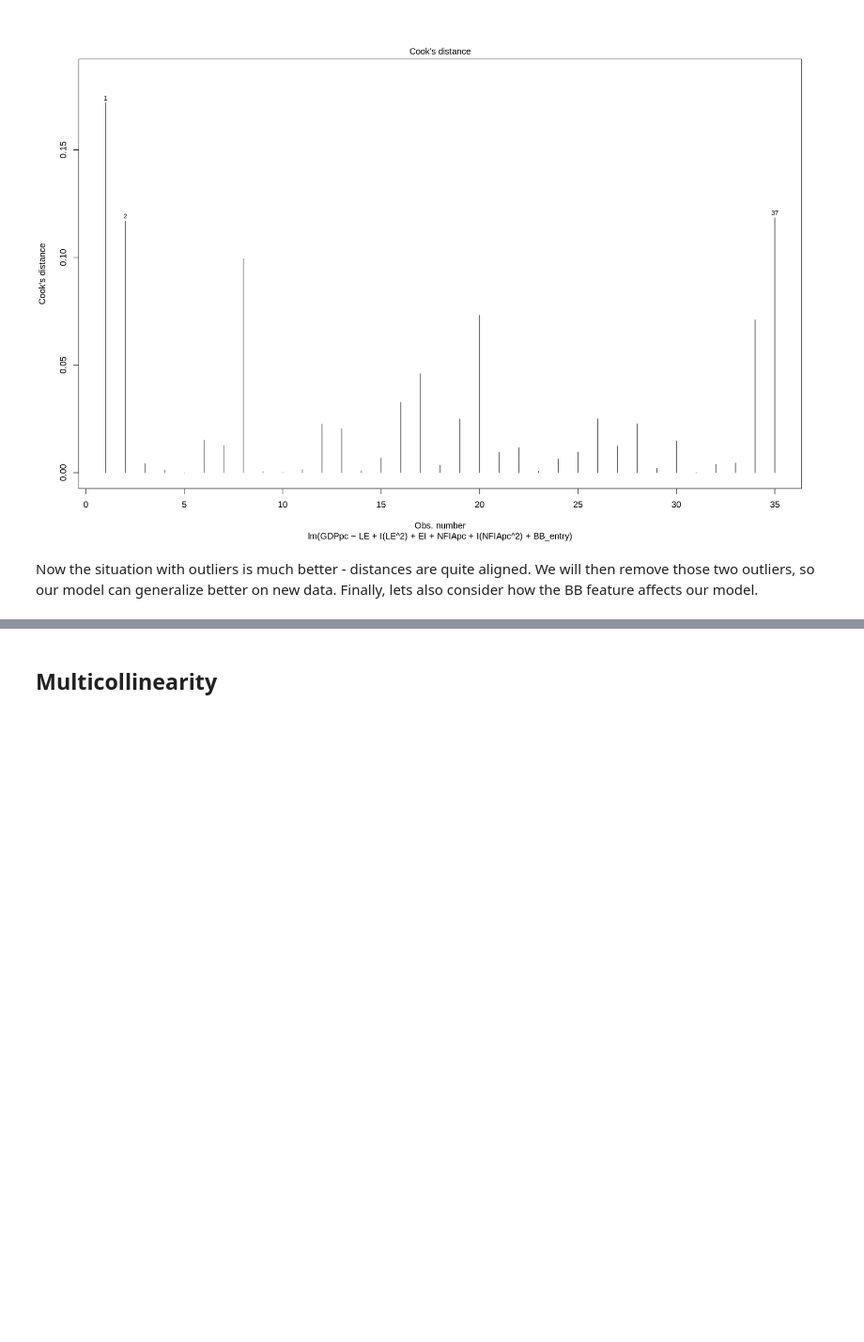
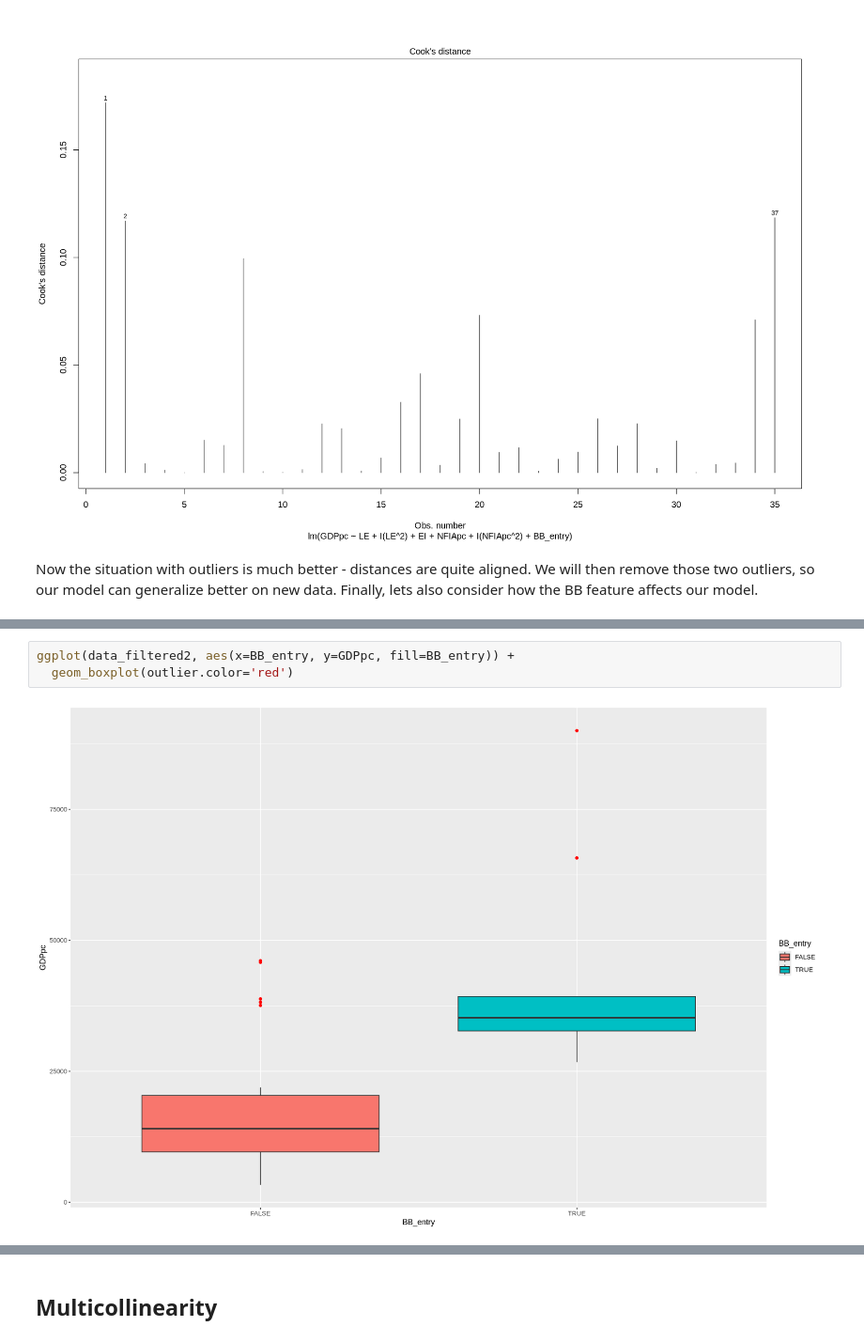
Before and after one commit to nickobard/eurostat-datasets-analysis, a Jupyter notebook: sem-3/semestral-work.ipynb, the cells around one changed output, grey strips where cells are left out. Shown at 94% size. Saved outputs shown, nothing was run; the diff lists cells and outputs as text; blank space fills up the shorter version.

```diff
--- a/sem-3/semestral-work.ipynb
+++ b/sem-3/semestral-work.ipynb
@@ -746,0 +716,5 @@ A data.frame: 35 × 6
+# %%
+ggplot(data_filtered2, aes(x=BB_entry, y=GDPpc, fill=BB_entry)) +
+  geom_boxplot(outlier.color='red')
+# %% [output]
+[figure, added]
```
Also changed, not shown: parts of 4 cells of this notebook.
